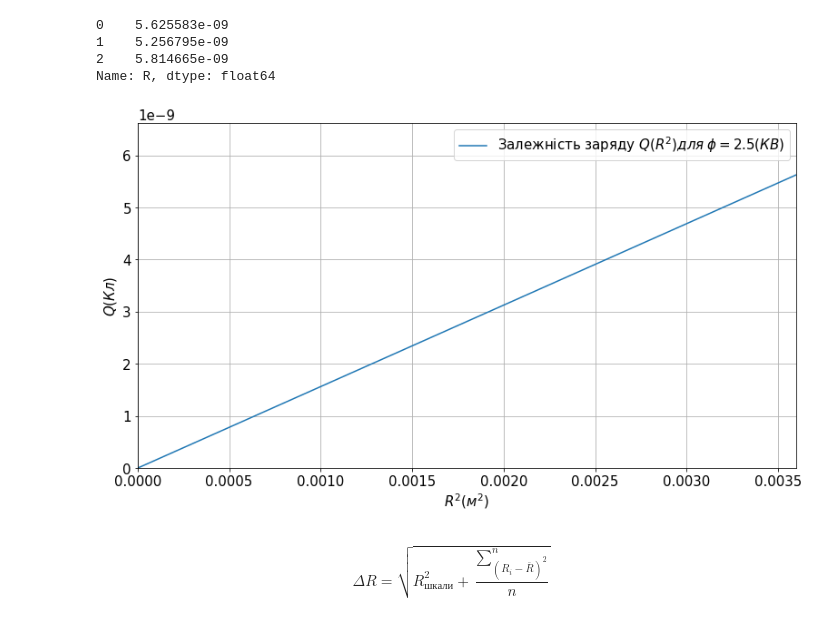
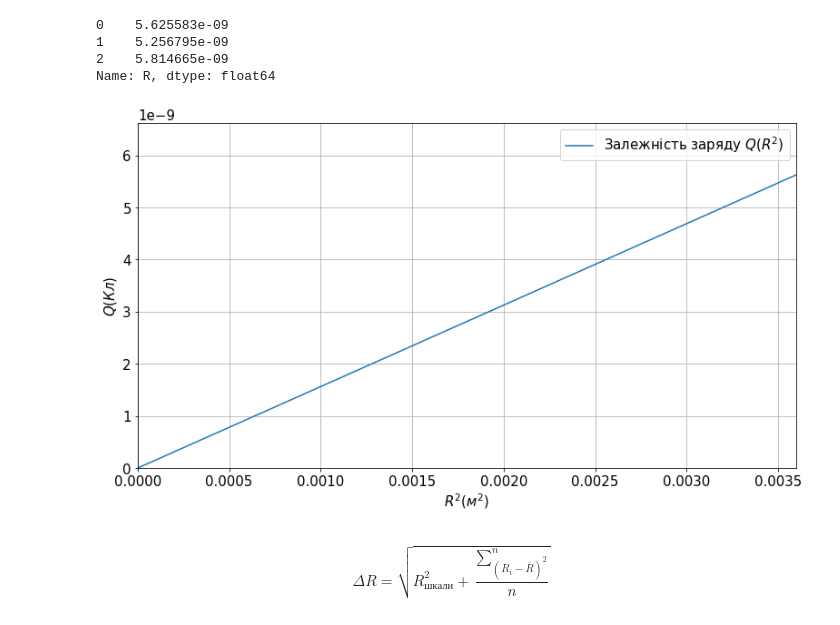
Before and after one commit to ShkalikovOleh/Physics-Labs, a Jupyter notebook: Electricity and magnetism/Lab2 | Electric potential/Lab 2 | Electric potential.ipynb, the cells around one changed output. Saved outputs shown, nothing was run; the diff lists cells and outputs as text; code cells hidden in the pictures.

```diff
--- a/Electricity and magnetism/Lab2 | Electric potential/Lab 2 | Electric potential.ipynb
+++ b/Electricity and magnetism/Lab2 | Electric potential/Lab 2 | Electric potential.ipynb
@@ -74,21 +74,21 @@ Name: R, dtype: float64
 # %%
 plt.figure(figsize = (13,7))
 plt.ylabel("$Q(Кл)$")
 plt.rc('font', size=15)
 plt.xlabel("$R^2(м^2)$")
 plt.grid();
 
 
 x = np.arange(0, np.max(df['R'][0:3]),0.001)
 y = data['E'][0] * x**2 / k
 
 plt.xlim(0, np.max(x**2))
 plt.ylim(0, np.max(y + 10**-9))
 
-plt.plot(x ** 2, y, '-', label = r"Залежність заряду $Q(R^2) для \;\phi = 2.5(КВ)$")
+plt.plot(x ** 2, y, '-', label = r"Залежність заряду $Q(R^2)$")
 plt.legend(loc="best");
 # %% [output]
-[figure, old version]
+[figure, new version]
 # %% [markdown]
 $$\Delta R = \sqrt{ R_{шкали}^2 + \frac{\sum_{(R_{i} - \overline R)^2}^{n} }{n} }$$
 # %%
```
Also changed, not shown: 4 other files.
